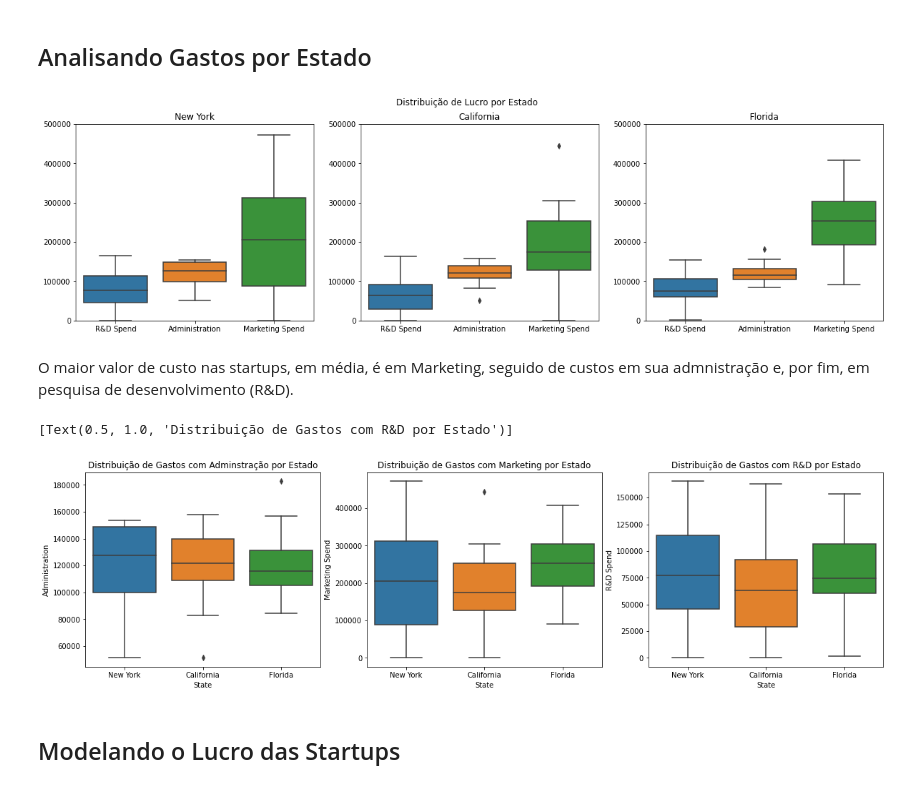
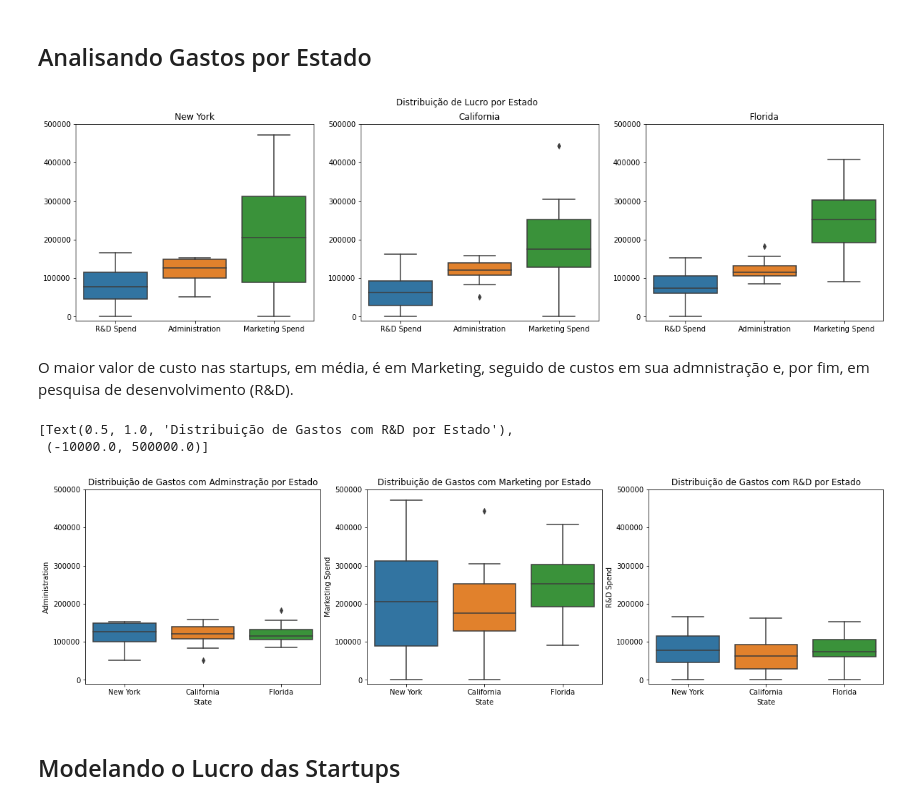
Before and after one commit to micaelleos/Portfolio-Data-Science, a Jupyter notebook: ProfitPrediction/dataanalisys.ipynb, the cells around one changed output. Cells and saved outputs as stored; diff of their text form; code cells hidden in the pictures.

```diff
--- a/ProfitPrediction/dataanalisys.ipynb
+++ b/ProfitPrediction/dataanalisys.ipynb
@@ -231,25 +233,26 @@ fig,axs = plt.subplots(1,3, figsize=(20,5))
 fig.suptitle('Distribuição de Lucro por Estado')
 for i in range(0,3):
     sns.boxplot(data=dados.query(f"State == '{list(dados['State'].unique())[i]}'").iloc[:,:-1],ax=axs[i])
-    axs[i].set(title= list(dados['State'].unique())[i],ylim=(0,500000))
+    axs[i].set(title= list(dados['State'].unique())[i],ylim=(-10000,500000))
 # %% [output]
-[figure, old version]
+[figure, new version]
 # %% [markdown]
 O maior valor de custo nas startups, em média, é em Marketing, seguido de custos em sua admnistração e, por fim, em pesquisa de desenvolvimento (R&D).
 # %%
 fig, axs = plt.subplots(1,3,figsize=(20,5))
 
 sns.boxplot(data=dados, x="State", y="Administration",ax=axs[0])
-axs[0].set(title="Distribuição de Gastos com Adminstração por Estado")
+axs[0].set(title="Distribuição de Gastos com Adminstração por Estado",ylim=[-10000,500000])
 
 sns.boxplot(data=dados, x="State", y="Marketing Spend",ax=axs[1])
-axs[1].set(title="Distribuição de Gastos com Marketing por Estado")
+axs[1].set(title="Distribuição de Gastos com Marketing por Estado",ylim=[-10000,500000])
 
 sns.boxplot(data=dados, x="State", y="R&D Spend",ax=axs[2])
-axs[2].set(title="Distribuição de Gastos com R&D por Estado")
+axs[2].set(title="Distribuição de Gastos com R&D por Estado",ylim=[-10000,500000])
 # %% [output]
-[Text(0.5, 1.0, 'Distribuição de Gastos com R&D por Estado')]
+[Text(0.5, 1.0, 'Distribuição de Gastos com R&D por Estado'),
+ (-10000.0, 500000.0)]
-[figure, old version]
+[figure, new version]
 # %% [markdown]
 ## Modelando o Lucro das Startups
 # %% [markdown]
```
Also changed, not shown: parts of 14 cells of this notebook.
